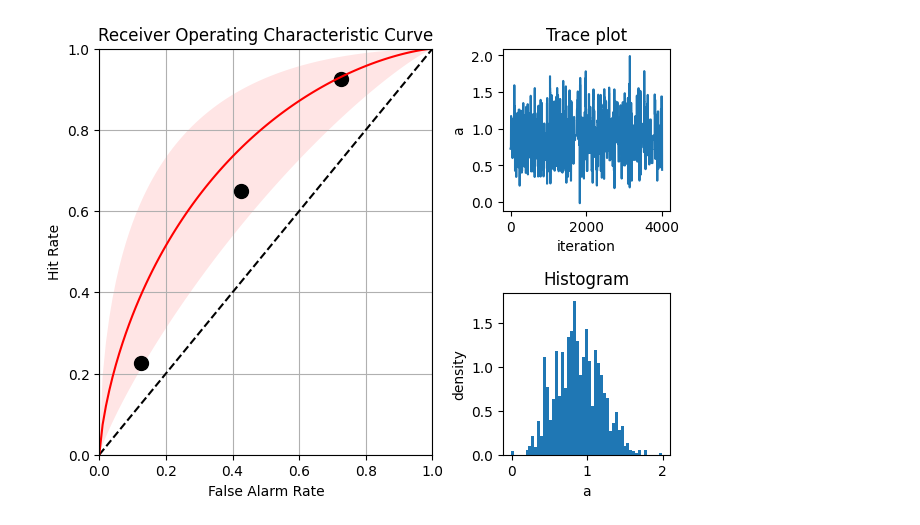
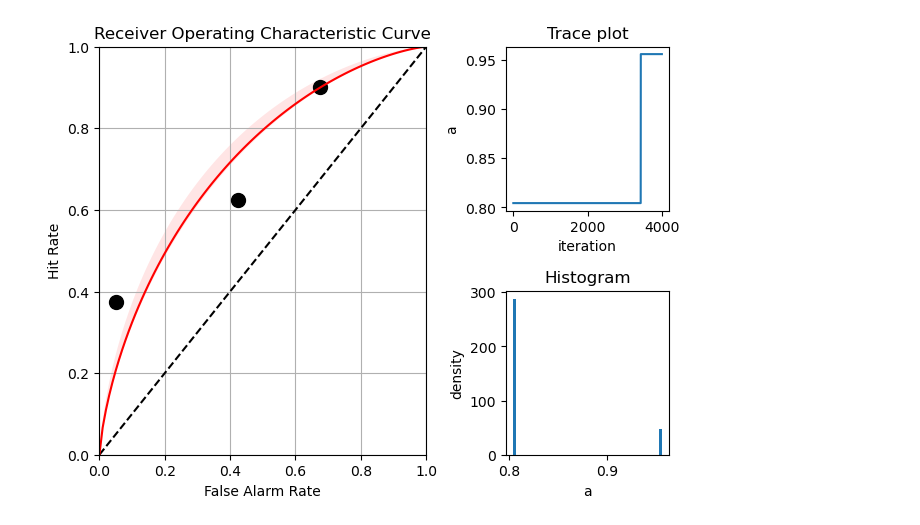
Before and after one commit to uzihuynh/Signal-Detection-Class, a Jupyter notebook: Metropolis.ipynb, the cells around one changed output. Drawn from its saved outputs; the diff is of its cells as text; code cells hidden in the pictures.

```diff
--- a/Metropolis.ipynb
+++ b/Metropolis.ipynb
@@ -9,18 +9,19 @@ class Metropolis:
         self.sigma = 1
         self.samples = []
 
-    def _accept(self, proposal):
-        p_curr = self.logTarget(self.state)
-        p_proposal = self.logTarget(proposal)
-        acceptance_probability = min(1, np.exp(p_proposal - p_curr))
-        return np.random.uniform(0, 1) < acceptance_probability
+    def accept(self, proposal):
+        acceptance_prob = min(0, (self.logTarget(proposal) - self.logTarget(self.state)))
+        if np.log(np.random.uniform()) < acceptance_prob:
+            self.state = proposal
+            return True
+        return False
 
     def adapt(self, blockLengths):
         for blockLength in blockLengths:
             acceptances = 0
-            for _ in range(blockLength):
+            for n in range(blockLength):
                 proposal = np.random.normal(self.state, self.sigma)
-                if self._accept(proposal):
+                if self.accept(proposal):
                     self.state = proposal
                     acceptances += 1
             acceptance_rate = acceptances / blockLength
@@ -30,7 +31,7 @@ class Metropolis:
     def sample(self, nSamples):
         for _ in range(nSamples):
             proposal = np.random.normal(self.state, self.sigma)
-            if self._accept(proposal):
+            if self.accept(proposal):
                 self.state = proposal
             self.samples.append(self.state)
         return self
@@ -142,11 +143,73 @@ class SignalDetection:
             s = sdtList[i]
             predicted_hit_rate = s.rocCurve(s.FA(), a)
             L.append(s.nLogLikelihood(predicted_hit_rate, s.FA()))
-            return sum(L)
+        return sum(L)
+
+import unittest
+
+class TestSignalDetection(unittest.TestCase):
+    def test_simulate(self):
+        # Test with a single criterion value
+        dPrime       = 1.5
+        criteriaList = [0]
+        signalCount  = 1000
+        noiseCount   = 1000
+
+        sdtList      = SignalDetection.simulate(dPrime, criteriaList, signalCount, noiseCount)
+        self.assertEqual(len(sdtList), 1)
+        sdt = sdtList[0]
+
+        self.assertEqual(sdt.hits             , sdtList[0].hits)
+        self.assertEqual(sdt.misses           , sdtList[0].misses)
+        self.assertEqual(sdt.false_alarms      , sdtList[0].false_alarms)
+        self.assertEqual(sdt.correct_rejections, sdtList[0].correct_rejections)
+
+        # Test with multiple criterion values
+        dPrime       = 1.5
+        criteriaList = [-0.5, 0, 0.5]
+        signalCount  = 1000
+        noiseCount   = 1000
+        sdtList      = SignalDetection.simulate(dPrime, criteriaList, signalCount, noiseCount)
+        self.assertEqual(len(sdtList), 3)
+        for sdt in sdtList:
+            self.assertLessEqual    (sdt.hits              ,  signalCount)
+            self.assertLessEqual    (sdt.misses            ,  signalCount)
+            self.assertLessEqual    (sdt.false_alarms       ,  noiseCount)
+            self.assertLessEqual    (sdt.correct_rejections ,  noiseCount)
+
+    def test_nLogLikelihood(self):
+        sdt = SignalDetection(10, 5, 3, 12)
+        hit_rate = 0.5
+        false_alarm_rate = 0.2
+        expected_nll = - (10 * np.log(hit_rate) +
+                           5 * np.log(1-hit_rate) +
+                           3 * np.log(false_alarm_rate) +
+                          12 * np.log(1-false_alarm_rate))
+        self.assertAlmostEqual(sdt.nLogLikelihood(hit_rate, false_alarm_rate),
+                               expected_nll, places=6)
+
+    def test_rocLoss(self):
+        sdtList = [
+            SignalDetection( 8, 2, 1, 9),
+            SignalDetection(14, 1, 2, 8),
+            SignalDetection(10, 3, 1, 9),
+            SignalDetection(11, 2, 2, 8),
+        ]
+        a = 0
+        expected = 99.3884206555698
+        self.assertAlmostEqual(SignalDetection.rocLoss(a, sdtList), expected, places=4)
+
+    def test_integration(self):
+        dPrime = 1
+        sdtList = SignalDetection.simulate(dPrime, [-1, 0, 1], 1e7, 1e7)
+        aHat = SignalDetection.fit_roc(sdtList)
+        self.assertAlmostEqual(aHat, dPrime, places=2)
+        plt.close()
+
+if __name__ == '__main__':
+    unittest.main(argv=['ignored'], exit=False)
 
 import scipy.stats
-import numpy as np
-import matplotlib.pyplot as plt
 
 def fit_roc_bayesian(sdtList):
 
@@ -224 +292 @@ Estimated a: 0.8795523291464913 (0.35003803675432865, 1.4612552167309292)
-[figure, old version]
+[figure, new version]
```
Also changed, not shown: parts of 1 cell of this notebook, 2 other files.
